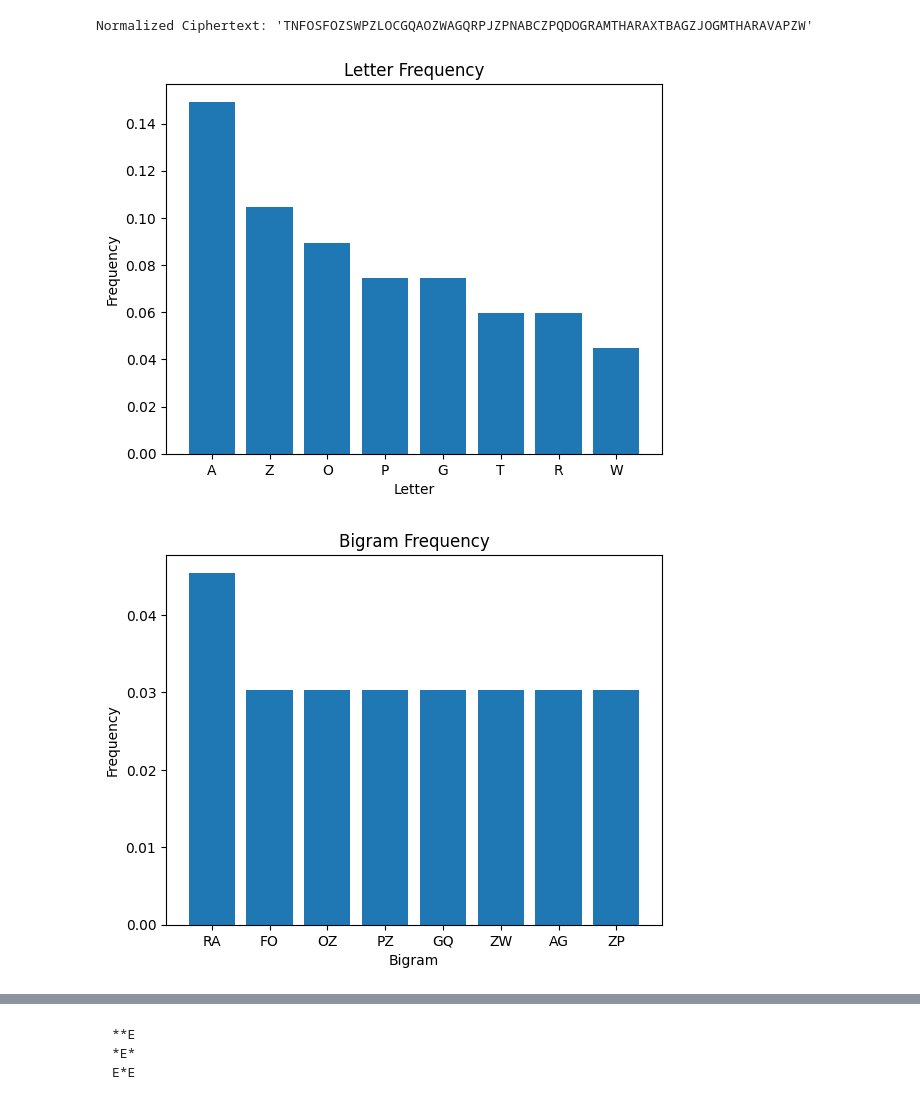
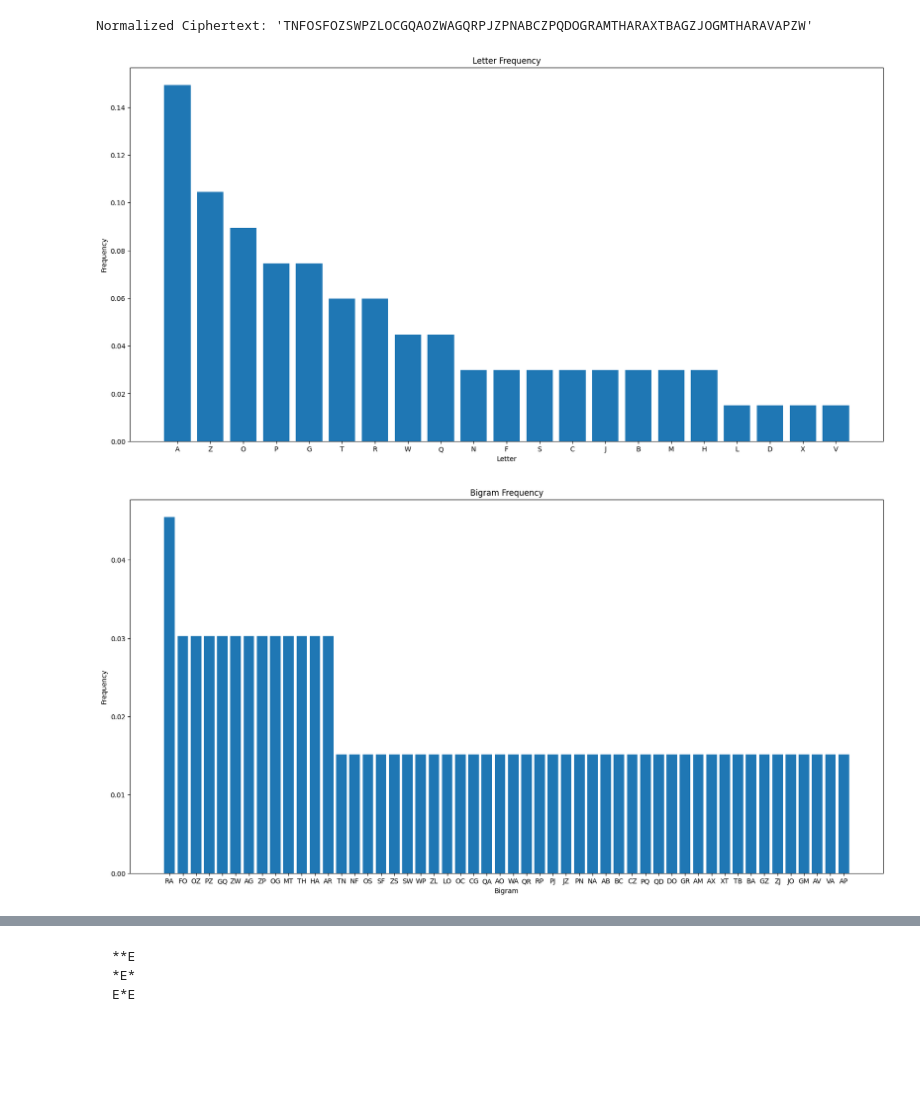
Before and after one commit to nmaiorana/csgy6903_AppliedCryptography, a Jupyter notebook: project1/proj1-Nicola Maiorana.ipynb, the cells around one changed output, grey strips where cells are left out. Drawn from its saved outputs; the diff is of its cells as text; code cells hidden in the pictures; blank space fills up the shorter version.

```diff
--- a/project1/proj1-Nicola Maiorana.ipynb
+++ b/project1/proj1-Nicola Maiorana.ipynb
@@ -317,40 +317,43 @@ import matplotlib.pyplot as plt
 # Calculate the frequency of each letter
 total = sum(letter_freq.values())
 letter_freq = {k: v / total for k, v in letter_freq.items()}
-top_letter_freq = sorted(letter_freq.items(), key=lambda x: x[1], reverse=True)[0:8]
+top_letter_freq = sorted(letter_freq.items(), key=lambda x: x[1], reverse=True)
 x, y = zip(*top_letter_freq)
-
+plt.figure(figsize=(20, 10))
 plt.bar(x, y)
 plt.xlabel("Letter")
 plt.ylabel("Frequency")
 plt.title("Letter Frequency")
 plt.show()
 
 # Calculate the frequency of bigrams
 bigrams = [ciphertext[i:i+2] for i in range(len(ciphertext)-1)]
 bigram_freq = Counter(bigrams)
 total = sum(bigram_freq.values())
 bigram_freq = {k: v / total for k, v in bigram_freq.items()}
-top_bigram_freq = sorted(bigram_freq.items(), key=lambda x: x[1], reverse=True)[0:8]
+top_bigram_freq = sorted(bigram_freq.items(), key=lambda x: x[1], reverse=True)
 x, y = zip(*top_bigram_freq)
+# set a wide plot
+plt.figure(figsize=(20, 10))
 plt.bar(x, y)
 plt.xlabel("Bigram")
 plt.ylabel("Frequency")
 plt.title("Bigram Frequency")
 plt.show()
 
 # Calculate the frequency of trigrams
 trigrams = [ciphertext[i:i+3] for i in range(len(ciphertext)-2)]
 trigram_freq = Counter(trigrams)
 total = sum(trigram_freq.values())
 trigram_freq = {k: v / total for k, v in trigram_freq.items()}
-top_trigram_freq = sorted(trigram_freq.items(), key=lambda x: x[1], reverse=True)[0:8]
+top_trigram_freq = sorted(trigram_freq.items(), key=lambda x: x[1], reverse=True)[:10]
 x, y = zip(*top_trigram_freq)
+plt.figure(figsize=(20, 10))
 plt.bar(x, y)
 plt.xlabel("Trigram")
 plt.ylabel("Frequency")
 plt.title("Trigram Frequency")
 plt.show()
 # %% [output]
-[figure, old version]
+[figure, new version]
-[figure, old version]
+[figure, new version]
```
Also changed, not shown: parts of 3 cells of this notebook.
